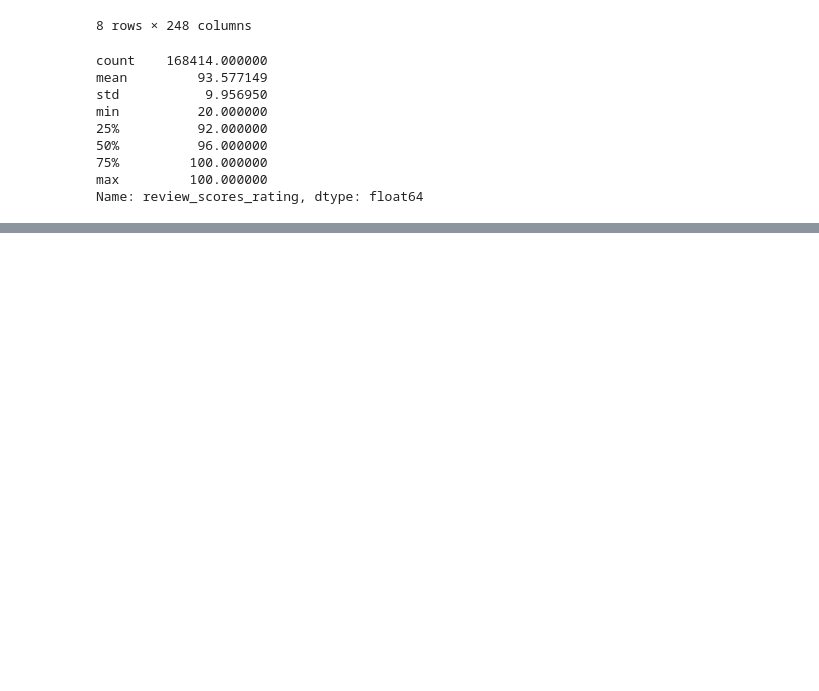
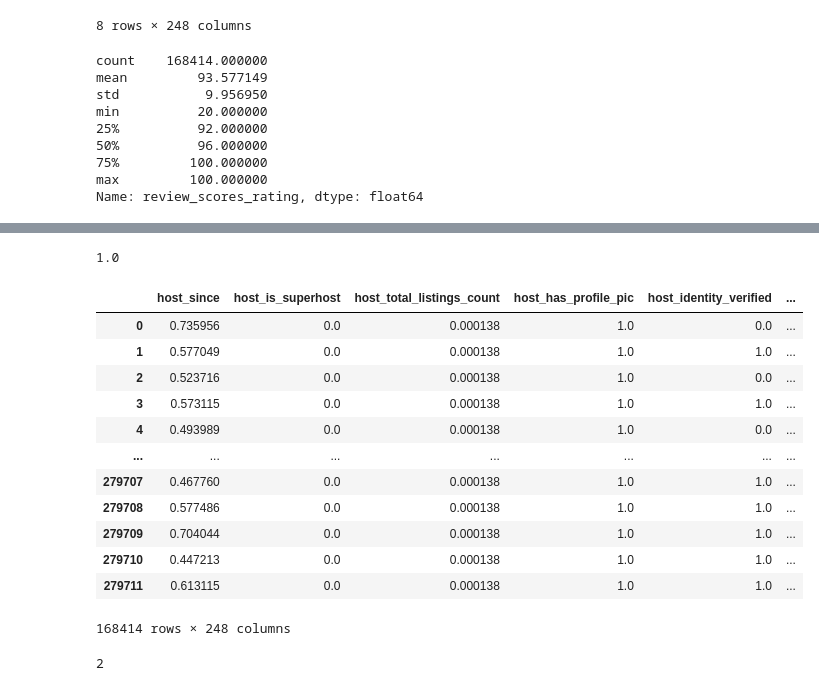
Before and after one commit to BrianMorse12604/151AGroupProject, a Jupyter notebook: project.ipynb, the cells around one changed output, grey strips where cells are left out. Saved outputs shown, nothing was run; the diff lists cells and outputs as text; code cells hidden in the pictures; blank space fills up the shorter version.

```diff
--- a/project.ipynb
+++ b/project.ipynb
@@ -298,0 +339,25 @@ Name: review_scores_rating, dtype: float64
+# %%
+norm_input_df = input_df.copy()
+print(norm_input_df["bedrooms"].min())
+norm_input_df[norm_input_df.columns] = (norm_input_df[norm_input_df.columns] - norm_input_df[norm_input_df.columns].min()) / (norm_input_df[norm_input_df.columns].max() - norm_input_df[norm_input_df.columns].min())
+norm_input_df
+# %% [output]
+1.0
+|  | host_since | host_is_superhost | host_total_listings_count | host_has_profile_pic | host_identity_verified | ... |
+| 0 | 0.735956 | 0.0 | 0.000138 | 1.0 | 0.0 | ... |
+| 1 | 0.577049 | 0.0 | 0.000138 | 1.0 | 1.0 | ... |
+| 2 | 0.523716 | 0.0 | 0.000138 | 1.0 | 0.0 | ... |
+| 3 | 0.573115 | 0.0 | 0.000138 | 1.0 | 1.0 | ... |
+| 4 | 0.493989 | 0.0 | 0.000138 | 1.0 | 0.0 | ... |
+| ... | ... | ... | ... | ... | ... | ... |
+| 279707 | 0.467760 | 0.0 | 0.000138 | 1.0 | 1.0 | ... |
+| 279708 | 0.577486 | 0.0 | 0.000138 | 1.0 | 1.0 | ... |
+| 279709 | 0.704044 | 0.0 | 0.000138 | 1.0 | 1.0 | ... |
+| 279710 | 0.447213 | 0.0 | 0.000138 | 1.0 | 1.0 | ... |
+| 279711 | 0.613115 | 0.0 | 0.000138 | 1.0 | 1.0 | ... |
+168414 rows × 248 columns
+# %%
+count_specific_value = (norm_input_df['maximum_nights'] == 1).sum()
+print(count_specific_value)
+# %% [output]
+2
```
Also changed, not shown: parts of 9 cells of this notebook.
